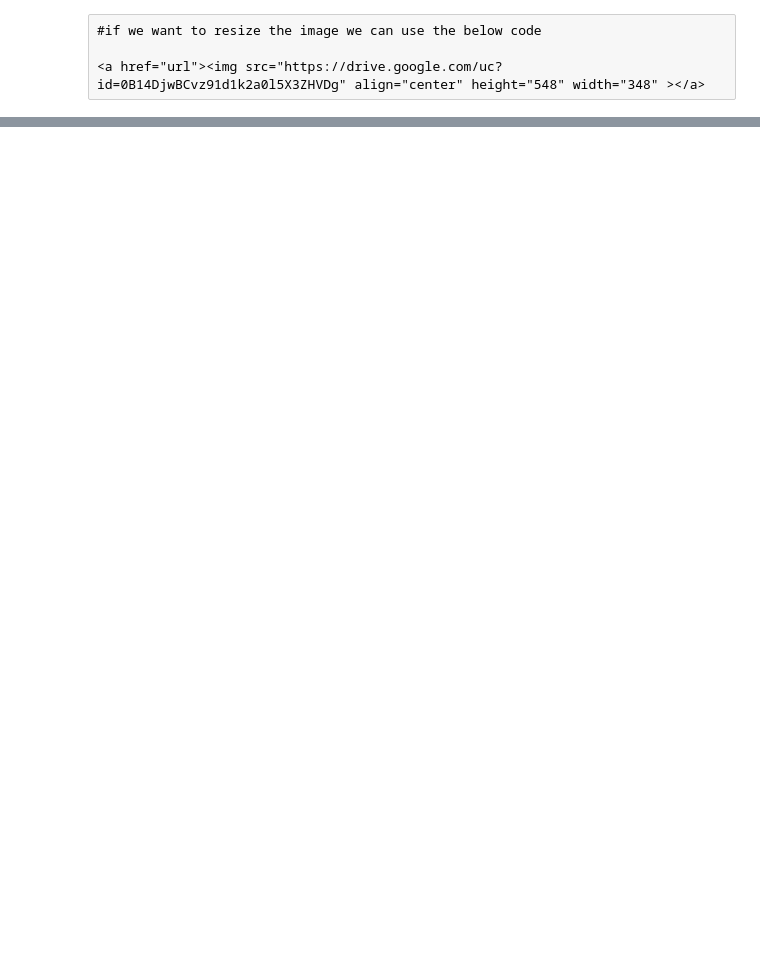
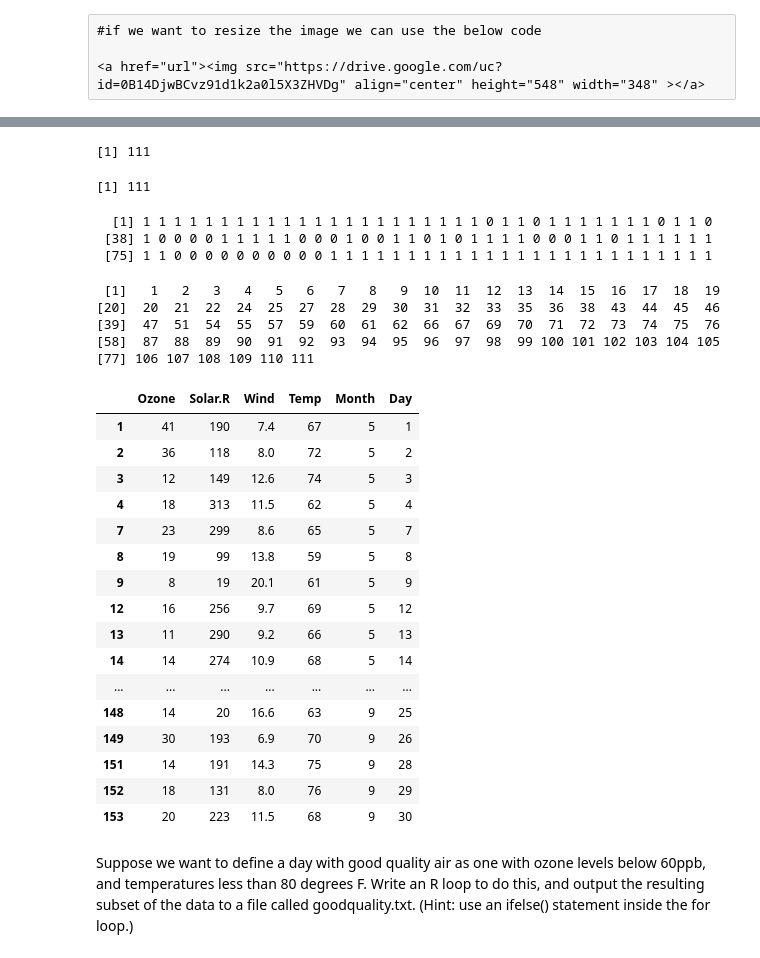
Before and after one commit to sumendar/sphweb_Stats, a Jupyter notebook: sphweb_Stats.ipynb, the cells around one changed output, grey strips where cells are left out. Cells and saved outputs as stored; diff of their text form; code cells hidden in the pictures; blank space fills up the shorter version.

Commit message:
with output

```diff
--- a/sphweb_Stats.ipynb
+++ b/sphweb_Stats.ipynb
@@ -122,0 +275,6 @@ The logic by which this will assign grades is depicted in the figure below.
+# %%
+# When there are missing values, many operations in R fail. One way to get around
+# this is to create a new data frame that deletes all the rows corresponding to
+# observations with missing rows. This can be done by means of the command
+# 'na.omit'
+airqualfull = na.omit(airquality)
@@ -122,0 +287,10 @@ The logic by which this will assign grades is depicted in the figure below.
+# %%
+#Now let's try doing this again with the data with the complete cases.
+numdays = nrow(airqualfull)
+numdays
+print(numdays)
+# %% [output]
+[1] 111
+[1] 111
+# %%
+goodair = numeric(numdays)       # initialize the vector
@@ -122,0 +301,41 @@ The logic by which this will assign grades is depicted in the figure below.
+# %%
+goodair
+# %% [output]
+  [1] 1 1 1 1 1 1 1 1 1 1 1 1 1 1 1 1 1 1 1 1 1 1 0 1 1 0 1 1 1 1 1 1 1 0 1 1 0
+ [38] 1 0 0 0 0 1 1 1 1 1 0 0 0 1 0 0 1 1 0 1 0 1 1 1 1 0 0 0 1 1 0 1 1 1 1 1 1
+ [75] 1 1 0 0 0 0 0 0 0 0 0 0 1 1 1 1 1 1 1 1 1 1 1 1 1 1 1 1 1 1 1 1 1 1 1 1 1
+# %%
+# At this point we might be interested in which days were the ones with good air
+# quality. The 'which' command returns a set of indices corresponding to the
+# condition specified. We can then use the indices to find the day of the month
+# this corresponds to
+which(goodair == 1)    ## notice the double "=" signs!
+# %% [output]
+ [1]   1   2   3   4   5   6   7   8   9  10  11  12  13  14  15  16  17  18  19
+[20]  20  21  22  24  25  27  28  29  30  31  32  33  35  36  38  43  44  45  46
+[39]  47  51  54  55  57  59  60  61  62  66  67  69  70  71  72  73  74  75  76
+[58]  87  88  89  90  91  92  93  94  95  96  97  98  99 100 101 102 103 104 105
+[77] 106 107 108 109 110 111
+# %%
+goodindices <-  which(goodair == 1)
+airqualfull[goodindices,]
+# %% [output]
+|  | Ozone | Solar.R | Wind | Temp | Month | Day |
+| 1 | 41 | 190 | 7.4 | 67 | 5 | 1 |
+| 2 | 36 | 118 | 8.0 | 72 | 5 | 2 |
+| 3 | 12 | 149 | 12.6 | 74 | 5 | 3 |
+| 4 | 18 | 313 | 11.5 | 62 | 5 | 4 |
+| 7 | 23 | 299 | 8.6 | 65 | 5 | 7 |
+| 8 | 19 | 99 | 13.8 | 59 | 5 | 8 |
+| 9 | 8 | 19 | 20.1 | 61 | 5 | 9 |
+| 12 | 16 | 256 | 9.7 | 69 | 5 | 12 |
+| 13 | 11 | 290 | 9.2 | 66 | 5 | 13 |
+| 14 | 14 | 274 | 10.9 | 68 | 5 | 14 |
+| ... | ... | ... | ... | ... | ... | ... |
+| 148 | 14 | 20 | 16.6 | 63 | 9 | 25 |
+| 149 | 30 | 193 | 6.9 | 70 | 9 | 26 |
+| 151 | 14 | 191 | 14.3 | 75 | 9 | 28 |
+| 152 | 18 | 131 | 8.0 | 76 | 9 | 29 |
+| 153 | 20 | 223 | 11.5 | 68 | 9 | 30 |
+# %% [markdown]
+Suppose we want to define a day with good quality air as one with ozone levels below 60ppb, and temperatures less than 80 degrees F. Write an R loop to do this, and output the resulting subset of the data to a file called goodquality.txt. (Hint: use an ifelse() statement inside the for loop.)
```
Also changed, not shown: parts of 29 cells of this notebook, 1 other file.
